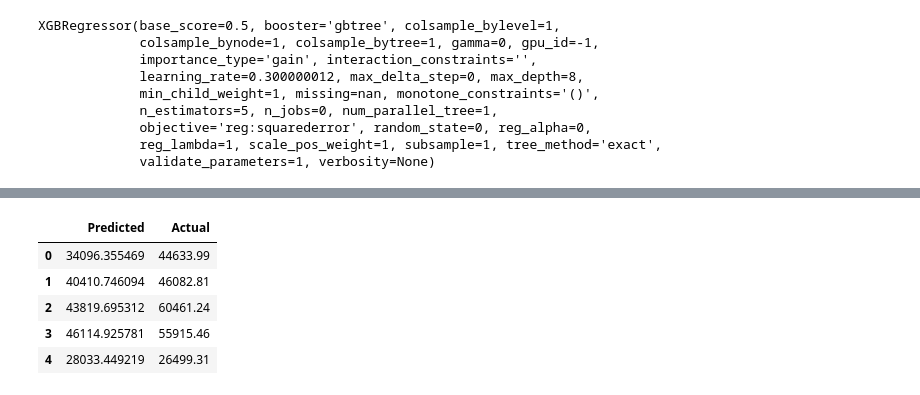
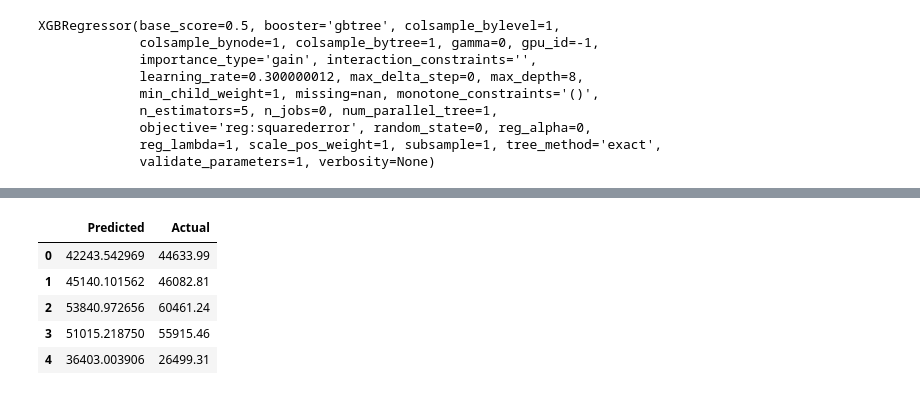
Before and after one commit to prashantsingh97/Car-Sales-Prediction, a Jupyter notebook: Car-Sales-Prediction.ipynb, the cells around one changed output, grey strips where cells are left out. Cells and saved outputs as stored; diff of their text form; code cells hidden in the pictures.

```diff
--- a/Car-Sales-Prediction.ipynb
+++ b/Car-Sales-Prediction.ipynb
@@ -122,7 +134,7 @@ y = data['Car Purchase Amount']
 # %%
 from sklearn.model_selection import train_test_split
 
-X_train, X_test, y_train, y_test = train_test_split(X, y, test_size=0.3, random_state=101)
+X_train, X_test, y_train, y_test = train_test_split(X, y, test_size=0.25, random_state=101)
 # %%
 #Model 1 Linear Regression
 # %%
@@ -138,3 +152,5 @@ predictions = lr.predict(X_test)
+# %%
+y_test = scaler_y.inverse_transform(y_test).flatten()
 # %%
 from sklearn.metrics import mean_absolute_error,mean_squared_error
 
@@ -163,7 +179,7 @@ from sklearn.ensemble import RandomForestRegressor
 # %%
 rfr = RandomForestRegressor(n_jobs=-1)
 # %%
-rfr.fit(X_train,y_train)
+rfr.fit(X_train,y_train.flatten())
 # %% [output]
 RandomForestRegressor(bootstrap=True, ccp_alpha=0.0, criterion='mse',
                       max_depth=None, max_features='auto', max_leaf_nodes=None,
@@ -249,6 +271,9 @@ XGBRegressor(base_score=0.5, booster='gbtree', colsample_bylevel=1,
              validate_parameters=1, verbosity=None)
 # %%
 predictions_3 = xgbr.predict(X_test)
+# %%
+predictions_3 = predictions_3.reshape(-1,1)
+predictions_3 = scaler_y.inverse_transform(predictions_3).flatten()
 # %%
 from sklearn.metrics import mean_absolute_error,mean_squared_error
 
@@ -262,14 +287,14 @@ RMSE :- 8978.674
 # %%
-results_3 = pd.DataFrame(y_test.values,predictions_3).reset_index()
+results_3 = pd.DataFrame(y_test,predictions_3).reset_index()
 results_3.columns = ['Predicted','Actual']
 results_3.head()
 # %% [output]
 |  | Predicted | Actual |
-| 0 | 34096.355469 | 44633.99 |
-| 1 | 40410.746094 | 46082.81 |
-| 2 | 43819.695312 | 60461.24 |
-| 3 | 46114.925781 | 55915.46 |
-| 4 | 28033.449219 | 26499.31 |
+| 0 | 42243.542969 | 44633.99 |
+| 1 | 45140.101562 | 46082.81 |
+| 2 | 53840.972656 | 60461.24 |
+| 3 | 51015.218750 | 55915.46 |
+| 4 | 36403.003906 | 26499.31 |
 # %%
 #  Model 5 TensorFlow Keras
 # %%
```
Also changed, not shown: parts of 31 cells of this notebook.
